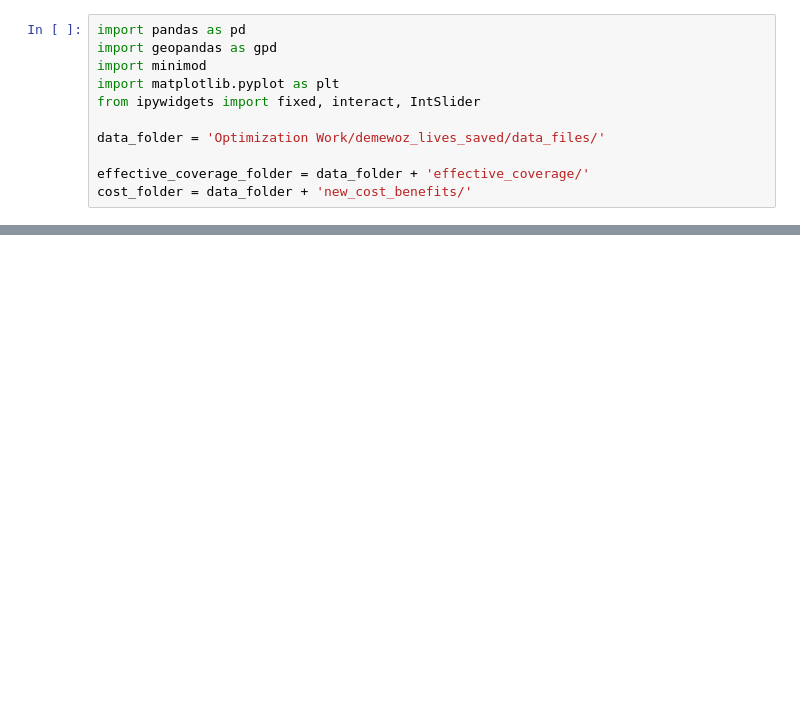
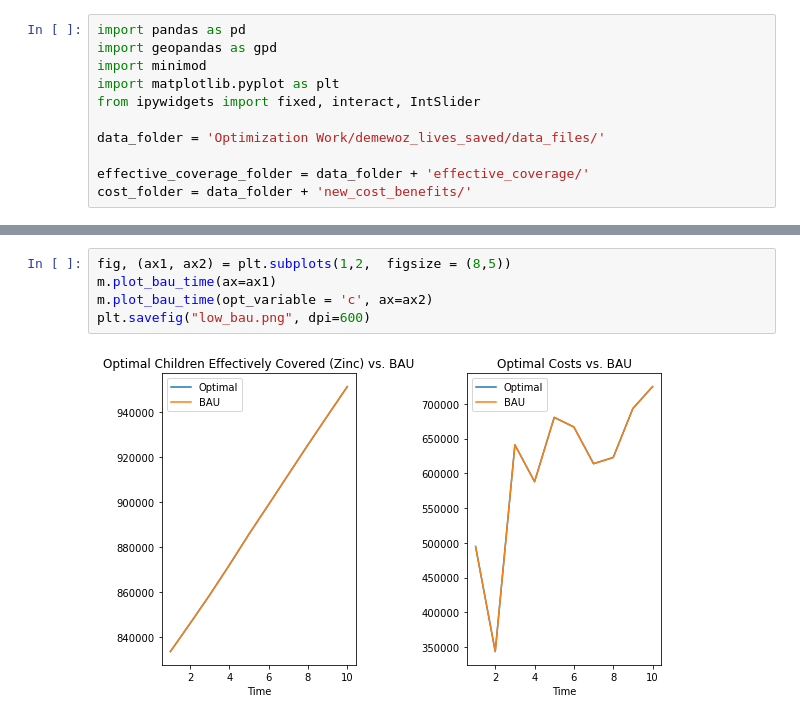
Before and after one commit to minimod-nutrition/minimod, a Jupyter notebook: Optimization Work/demewoz_lives_saved/zinc_effective_coverage_analysis.ipynb, the cells around one changed output, grey strips where cells are left out. Cells and saved outputs as stored; diff of their text form; blank space fills up the shorter version.

```diff
--- a/Optimization Work/demewoz_lives_saved/zinc_effective_coverage_analysis.ipynb
+++ b/Optimization Work/demewoz_lives_saved/zinc_effective_coverage_analysis.ipynb
@@ -58,0 +225,7 @@ KeyError: 'Vitamin A intervention'
+# %%
+fig, (ax1, ax2) = plt.subplots(1,2,  figsize = (8,5))
+m.plot_bau_time(ax=ax1)
+m.plot_bau_time(opt_variable = 'c', ax=ax2)
+plt.savefig("low_bau.png", dpi=600)
+# %% [output]
+[figure, added]
```
Also changed, not shown: parts of 18 cells of this notebook, 8 other files.
